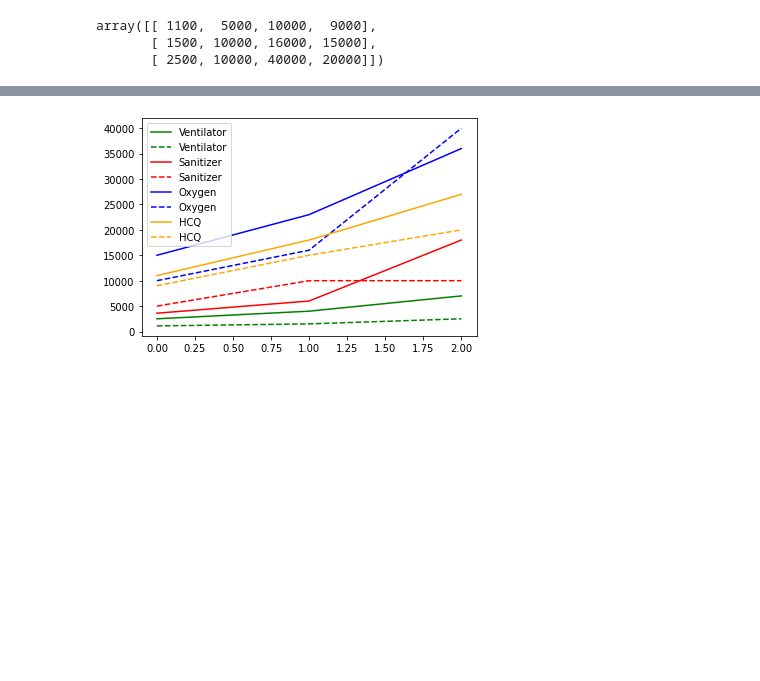
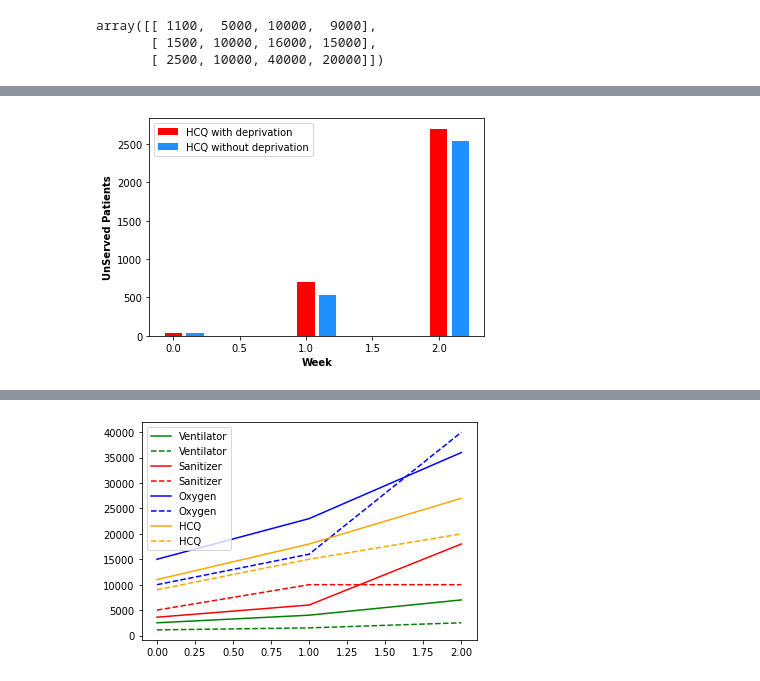
Before and after one commit to Kartikaggarwal98/Transhipment-Network, a Jupyter notebook: notebooks/mc_v_p_time_covid.ipynb, the cells around one changed output, grey strips where cells are left out. Cells and saved outputs as stored; diff of their text form; code cells hidden in the pictures; blank space fills up the shorter version.

```diff
--- a/notebooks/mc_v_p_time_covid.ipynb
+++ b/notebooks/mc_v_p_time_covid.ipynb
@@ -474,0 +496,12 @@ br4 = [x + barWidth for x in br3]
+# %%
+fig = plt.subplots(figsize =(6, 4))
+plt.bar(br1,[40,700,2700], color ='red',
+        width = barWidth/5,label='HCQ with deprivation')
+plt.bar(br11,[40,534,2534], color ='dodgerblue',
+        width = barWidth/5,label='HCQ without deprivation')
+plt.legend(loc='best')
+plt.xlabel('Week', fontweight ='bold')
+plt.ylabel('UnServed Patients', fontweight ='bold')
+plt.savefig('UnServedPatHCQ.png',dpi=400)
+# %% [output]
+[figure, added]
```
Also changed, not shown: parts of 9 cells of this notebook, 2 other files.
